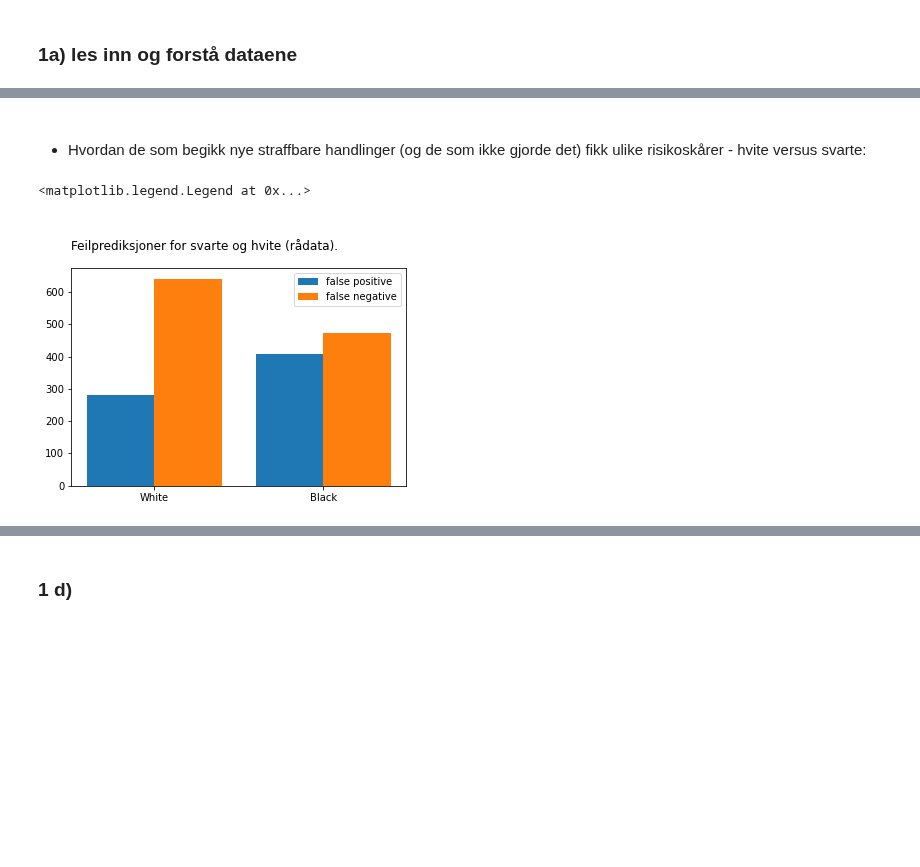
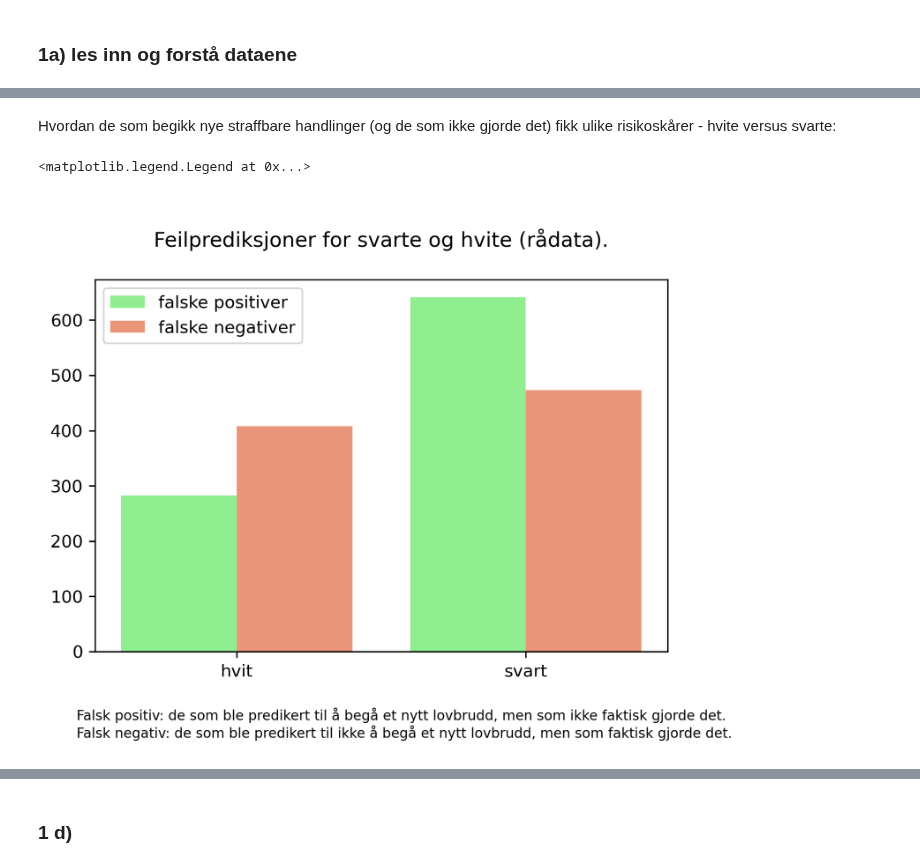
Before and after one commit to jonatanwins/COMPAS_project_HON2200, a Jupyter notebook: COMPAS.ipynb, the cells around one changed output, grey strips where cells are left out. Cells and saved outputs as stored; diff of their text form; code cells hidden in the pictures; blank space fills up the shorter version.

```diff
--- a/COMPAS.ipynb
+++ b/COMPAS.ipynb
@@ -12,6 +12,9 @@ import matplotlib.axes as ax
 
 import warnings
 warnings.simplefilter(action='ignore', category=FutureWarning)
+
+%matplotlib inline
+plt.rcParams['figure.dpi'] = 300
 # %% [markdown]
 ### 1a) les inn og forstå dataene
 # %%
@@ -163,33 +166,32 @@ plt.legend(col_labs)
 # %% [markdown]
-####
-####
-- Hvordan de som begikk nye straffbare handlinger (og de som ikke gjorde det) fikk ulike risikoskårer - hvite versus svarte:
+Hvordan de som begikk nye straffbare handlinger (og de som ikke gjorde det) fikk ulike risikoskårer - hvite versus svarte:
 # %%
 gold_pos_white = gold_pos[gold_pos["race"] == "Caucasian"]
 gold_pos_black = gold_pos[gold_pos["race"] == "African-American"]
 gold_neg_white = gold_neg[gold_neg["race"] == "Caucasian"]
 gold_neg_black = gold_neg[gold_neg["race"] == "African-American"]
 
 false_pos_white = gold_neg_white[gold_neg_white["score_text"] != "Low"]
 false_pos_black = gold_neg_black[gold_neg_black["score_text"] != "Low"]
 
 false_neg_white = gold_pos_white[gold_pos_white["score_text"] == "Low"]
 false_neg_black = gold_pos_black[gold_pos_black["score_text"] == "Low"]
 
-col_labs = ["false positive", "false negative"]
-x_labs = ["White", "Black"]
+col_labs = ["falske positiver", "falske negativer"]
+x_labs = ["hvit", "svart"]
 x = np.arange(len(col_labs))
 width = 0.4
 
-plt.bar(x-0.2, [len(false_pos_white.index), len(false_neg_white.index)], width)
-plt.bar(x+0.2, [len(false_pos_black.index), len(false_neg_black.index)], width)
+plt.bar(x-0.2, [len(false_pos_white.index), len(false_pos_black.index)], width, color = "lightgreen")
+plt.bar(x+0.2, [len(false_neg_white.index), len(false_neg_black.index)], width, color = "darksalmon")
 
 plt.xticks(x, x_labs)
-plt.title("\nFeilprediksjoner for svarte og hvite (rådata).\n", loc = "left")
+plt.title("\nFeilprediksjoner for svarte og hvite (rådata).\n", loc = "center")
+plt.figtext(0.1, -0.05, "Falsk positiv: de som ble predikert til å begå et nytt lovbrudd, men som ikke faktisk gjorde det.\nFalsk negativ: de som ble predikert til ikke å begå et nytt lovbrudd, men som faktisk gjorde det.", fontsize = 8, ha = "left")
 plt.legend(col_labs)
 # %% [output]
 <matplotlib.legend.Legend at 0x...>
-[figure, old version]
+[figure, new version]
 # %%
 pos_white_ratio = len(false_pos_white.index) / len(df_white.index) * 100
 pos_black_ratio = len(false_pos_black.index) / len(df_black.index) * 100
```
Also changed, not shown: parts of 21 cells of this notebook.
